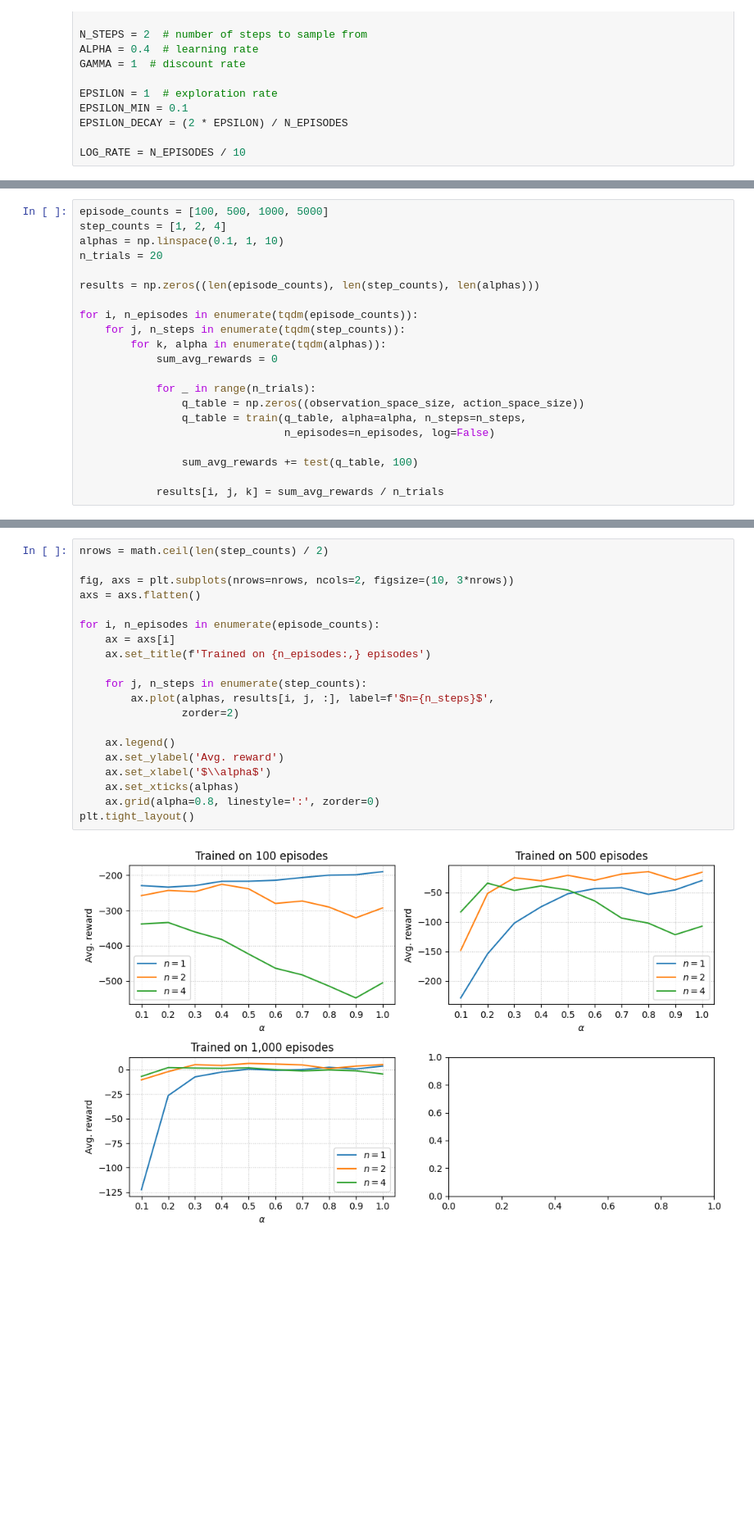
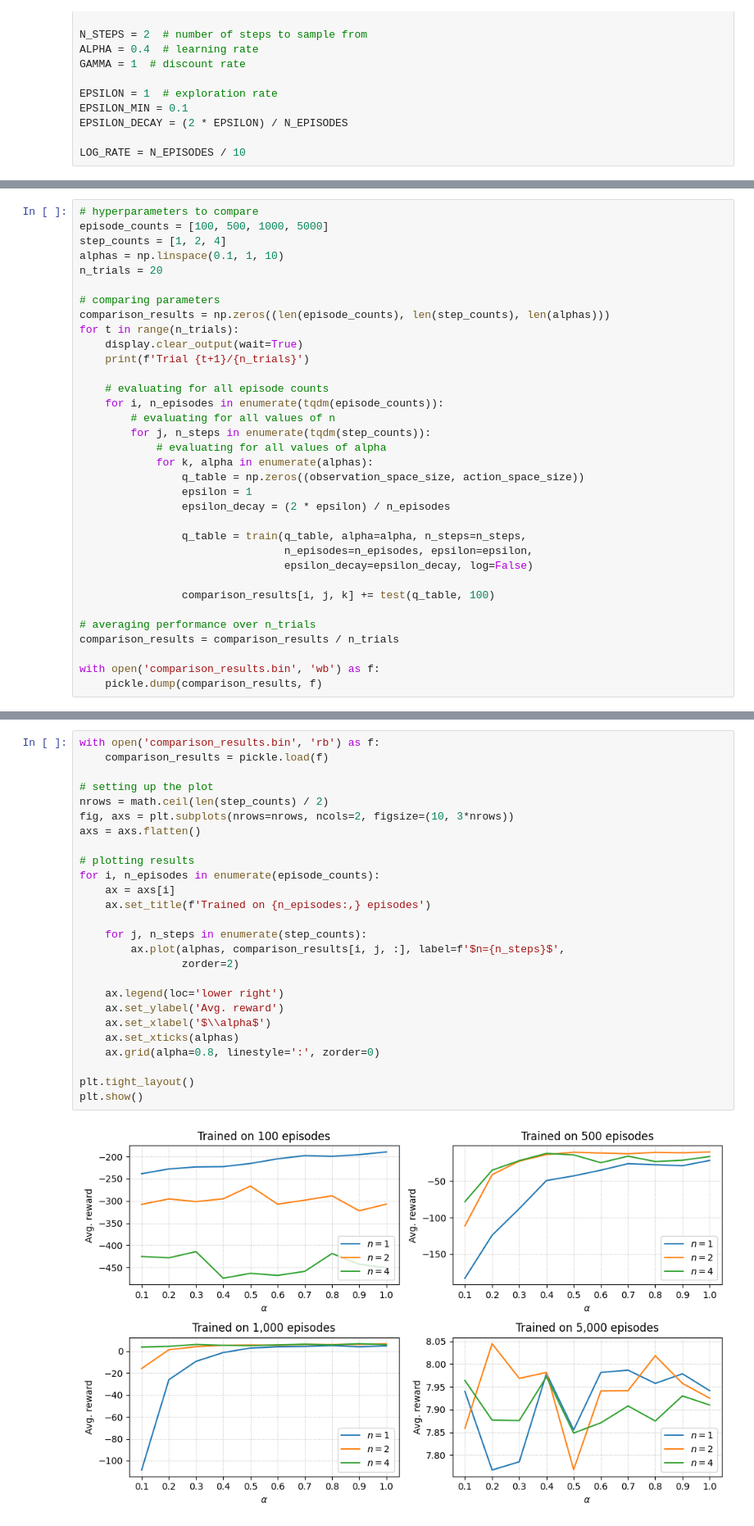
Before and after one commit to Fortuz/rl_education, a Jupyter notebook: 6. n-step TD/taxi.ipynb, the cells around one changed output, grey strips where cells are left out. Shown at 82% size. Saved outputs shown, nothing was run; the diff lists cells and outputs as text; blank space fills up the shorter version.

```diff
--- a/6. n-step TD/taxi.ipynb
+++ b/6. n-step TD/taxi.ipynb
@@ -252,23 +275,36 @@ def test(q_table, n_episodes=N_EPISODES):
 
     return sum_reward / n_episodes
 # %%
+# hyperparameters to compare
 episode_counts = [100, 500, 1000, 5000]
 step_counts = [1, 2, 4]
 alphas = np.linspace(0.1, 1, 10)
 n_trials = 20
 
-results = np.zeros((len(episode_counts), len(step_counts), len(alphas)))
+# comparing parameters
+comparison_results = np.zeros((len(episode_counts), len(step_counts), len(alphas)))
+for t in range(n_trials):
+    display.clear_output(wait=True)
+    print(f'Trial {t+1}/{n_trials}')
 
-for i, n_episodes in enumerate(tqdm(episode_counts)):
-    for j, n_steps in enumerate(tqdm(step_counts)):
-        for k, alpha in enumerate(tqdm(alphas)):
-            sum_avg_rewards = 0
+    # evaluating for all episode counts
+    for i, n_episodes in enumerate(tqdm(episode_counts)):
+        # evaluating for all values of n
+        for j, n_steps in enumerate(tqdm(step_counts)):
+            # evaluating for all values of alpha
+            for k, alpha in enumerate(alphas):
+                q_table = np.zeros((observation_space_size, action_space_size))
+                epsilon = 1
+                epsilon_decay = (2 * epsilon) / n_episodes
 
-            for _ in range(n_trials):
-                q_table = np.zeros((observation_space_size, action_space_size))
                 q_table = train(q_table, alpha=alpha, n_steps=n_steps,
-                                n_episodes=n_episodes, log=False)
+                                n_episodes=n_episodes, epsilon=epsilon,
+                                epsilon_decay=epsilon_decay, log=False)
 
-                sum_avg_rewards += test(q_table, 100)
+                comparison_results[i, j, k] += test(q_table, 100)
 
-            results[i, j, k] = sum_avg_rewards / n_trials
+# averaging performance over n_trials
+comparison_results = comparison_results / n_trials
+
+with open('comparison_results.bin', 'wb') as f:
+    pickle.dump(comparison_results, f)
@@ -275,22 +313,28 @@ for i, n_episodes in enumerate(tqdm(episode_counts)):
 # %%
+with open('comparison_results.bin', 'rb') as f:
+    comparison_results = pickle.load(f)
+
+# setting up the plot
 nrows = math.ceil(len(step_counts) / 2)
-
 fig, axs = plt.subplots(nrows=nrows, ncols=2, figsize=(10, 3*nrows))
 axs = axs.flatten()
 
+# plotting results
 for i, n_episodes in enumerate(episode_counts):
     ax = axs[i]
     ax.set_title(f'Trained on {n_episodes:,} episodes')
 
     for j, n_steps in enumerate(step_counts):
-        ax.plot(alphas, results[i, j, :], label=f'$n={n_steps}$',
+        ax.plot(alphas, comparison_results[i, j, :], label=f'$n={n_steps}$',
                 zorder=2)
 
-    ax.legend()
+    ax.legend(loc='lower right')
     ax.set_ylabel('Avg. reward')
     ax.set_xlabel('$\\alpha$')
     ax.set_xticks(alphas)
     ax.grid(alpha=0.8, linestyle=':', zorder=0)
+
 plt.tight_layout()
+plt.show()
 # %% [output]
-[figure, old version]
+[figure, new version]
```
Also changed, not shown: parts of 10 cells of this notebook, 2 other files.
